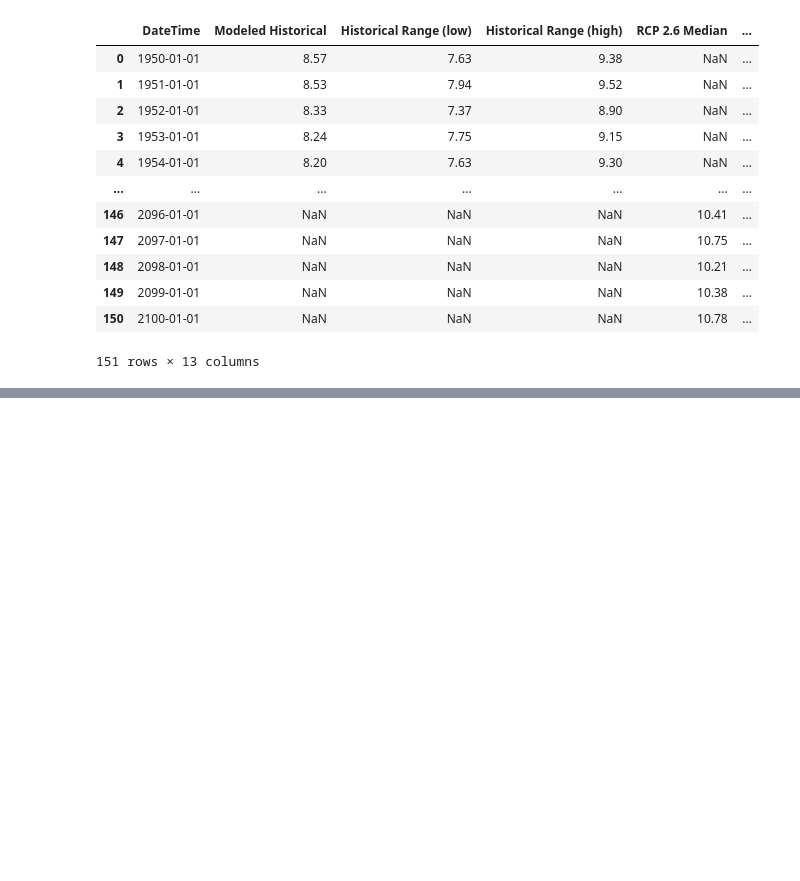
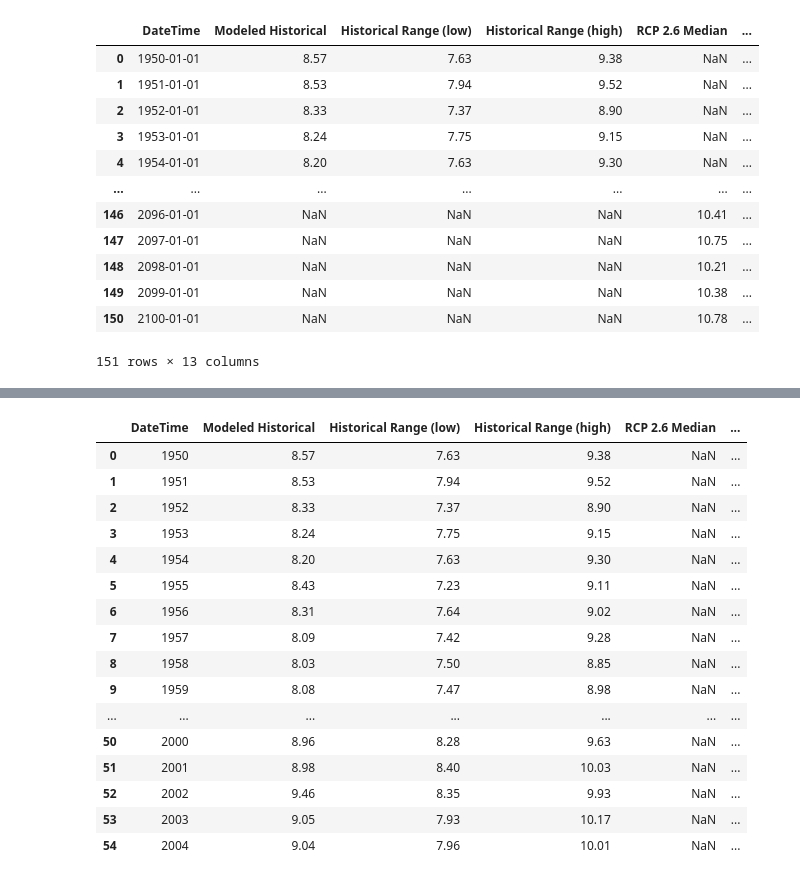
Before and after one commit to data301-2021-winter1/project-group70-project, a Jupyter notebook: notebooks/analysis1.ipynb, the cells around one changed output, grey strips where cells are left out. Saved outputs shown, nothing was run; the diff lists cells and outputs as text; code cells hidden in the pictures; blank space fills up the shorter version.

```diff
--- a/notebooks/analysis1.ipynb
+++ b/notebooks/analysis1.ipynb
@@ -25,0 +52,21 @@ meanTemp
+# %%
+pastTemp=meanTemp[0:55]
+pastTemp
+# %% [output]
+|  | DateTime | Modeled Historical | Historical Range (low) | Historical Range (high) | RCP 2.6 Median | ... |
+| 0 | 1950 | 8.57 | 7.63 | 9.38 | NaN | ... |
+| 1 | 1951 | 8.53 | 7.94 | 9.52 | NaN | ... |
+| 2 | 1952 | 8.33 | 7.37 | 8.90 | NaN | ... |
+| 3 | 1953 | 8.24 | 7.75 | 9.15 | NaN | ... |
+| 4 | 1954 | 8.20 | 7.63 | 9.30 | NaN | ... |
+| 5 | 1955 | 8.43 | 7.23 | 9.11 | NaN | ... |
+| 6 | 1956 | 8.31 | 7.64 | 9.02 | NaN | ... |
+| 7 | 1957 | 8.09 | 7.42 | 9.28 | NaN | ... |
+| 8 | 1958 | 8.03 | 7.50 | 8.85 | NaN | ... |
+| 9 | 1959 | 8.08 | 7.47 | 8.98 | NaN | ... |
+| ... | ... | ... | ... | ... | ... | ... |
+| 50 | 2000 | 8.96 | 8.28 | 9.63 | NaN | ... |
+| 51 | 2001 | 8.98 | 8.40 | 10.03 | NaN | ... |
+| 52 | 2002 | 9.46 | 8.35 | 9.93 | NaN | ... |
+| 53 | 2003 | 9.05 | 7.93 | 10.17 | NaN | ... |
+| 54 | 2004 | 9.04 | 7.96 | 10.01 | NaN | ... |
```
Also changed, not shown: parts of 12 cells of this notebook.
